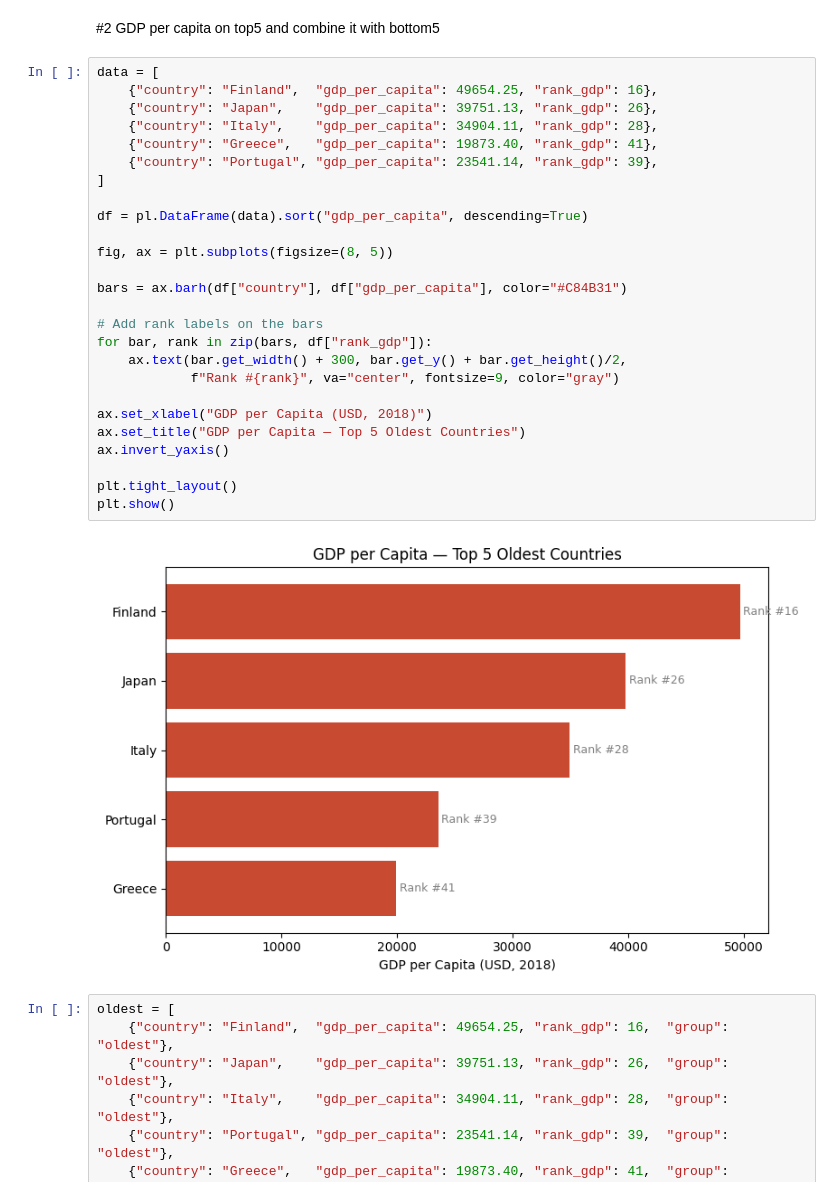
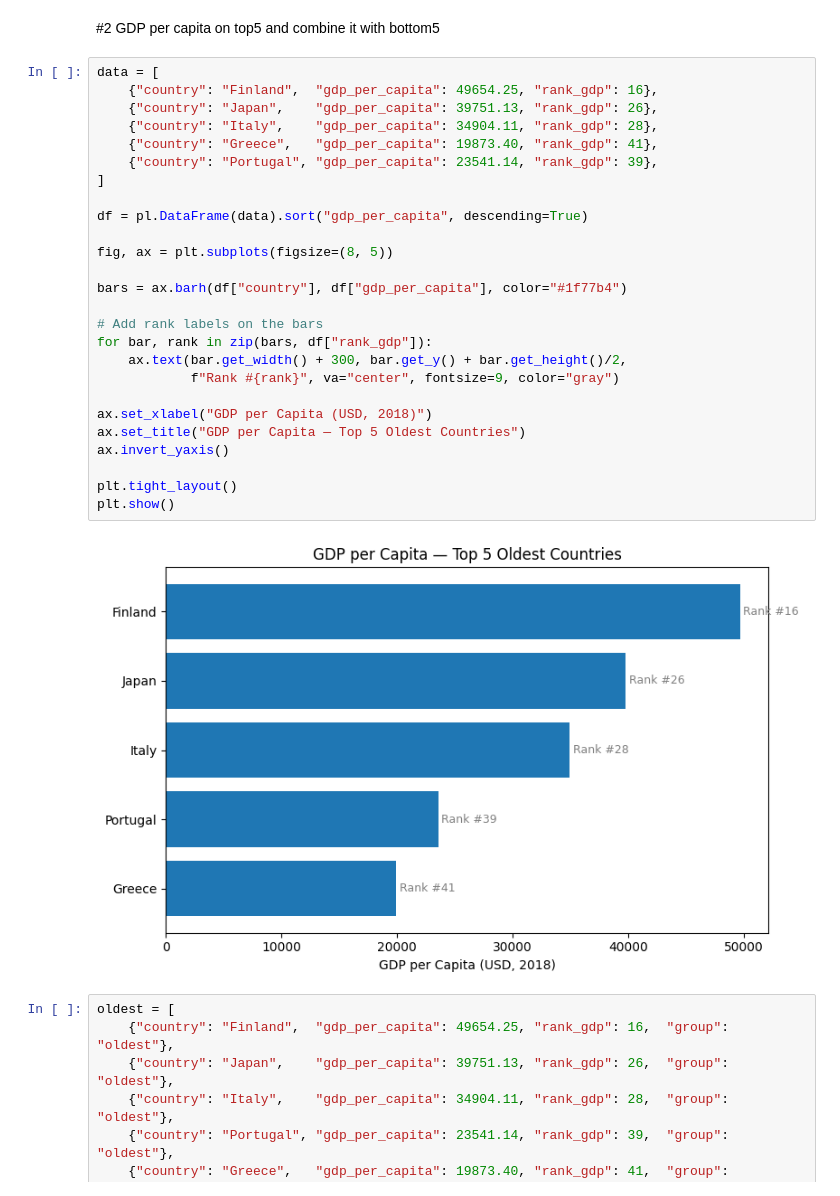
Before and after one commit to rachelv2/first_project, a Jupyter notebook: notebooks/data_cleaning_beatriz.ipynb, the cells around one changed output. Cells and saved outputs as stored; diff of their text form.

```diff
--- a/notebooks/data_cleaning_beatriz.ipynb
+++ b/notebooks/data_cleaning_beatriz.ipynb
@@ -1147,31 +1146,31 @@ Matplotlib is building the font cache; this may take a moment.
 # %%
 data = [
     {"country": "Finland",  "gdp_per_capita": 49654.25, "rank_gdp": 16},
     {"country": "Japan",    "gdp_per_capita": 39751.13, "rank_gdp": 26},
     {"country": "Italy",    "gdp_per_capita": 34904.11, "rank_gdp": 28},
     {"country": "Greece",   "gdp_per_capita": 19873.40, "rank_gdp": 41},
     {"country": "Portugal", "gdp_per_capita": 23541.14, "rank_gdp": 39},
 ]
 
 df = pl.DataFrame(data).sort("gdp_per_capita", descending=True)
 
 fig, ax = plt.subplots(figsize=(8, 5))
 
-bars = ax.barh(df["country"], df["gdp_per_capita"], color="#C84B31")
+bars = ax.barh(df["country"], df["gdp_per_capita"], color="#1f77b4")
 
 # Add rank labels on the bars
 for bar, rank in zip(bars, df["rank_gdp"]):
     ax.text(bar.get_width() + 300, bar.get_y() + bar.get_height()/2,
             f"Rank #{rank}", va="center", fontsize=9, color="gray")
 
 ax.set_xlabel("GDP per Capita (USD, 2018)")
 ax.set_title("GDP per Capita — Top 5 Oldest Countries")
 ax.invert_yaxis()
 
 plt.tight_layout()
 plt.show()
 # %% [output]
-[figure, old version]
+[figure, new version]
 # %%
 oldest = [
     {"country": "Finland",  "gdp_per_capita": 49654.25, "rank_gdp": 16,  "group": "oldest"},
```
Also changed, not shown: parts of 2 cells of this notebook, 1 other file.
